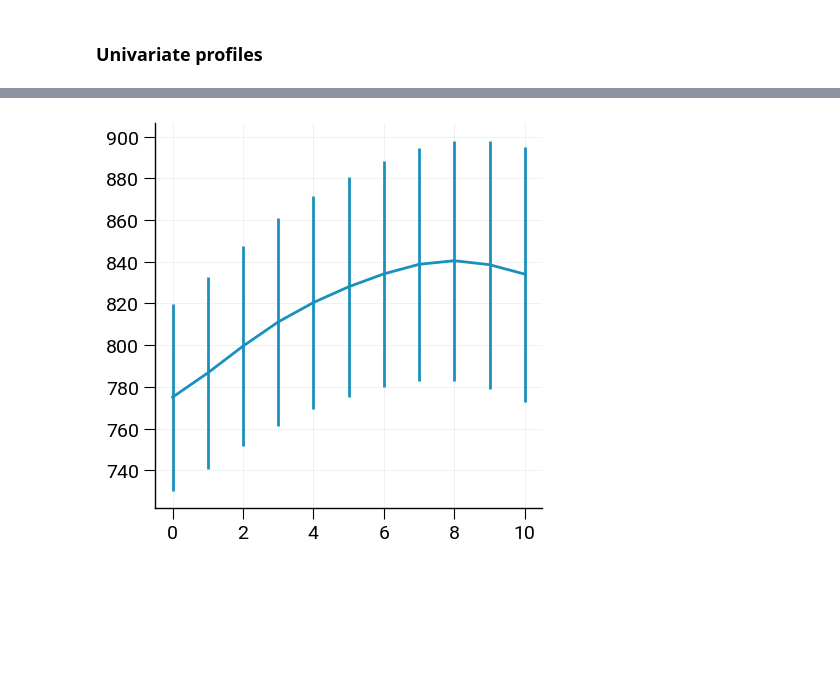
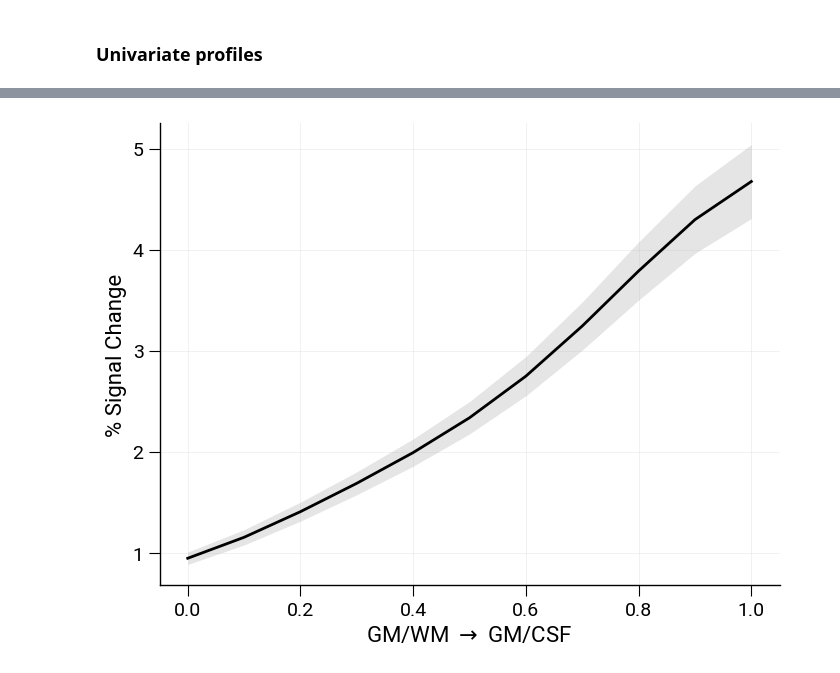
Before and after one commit to haenelt/odc, a Jupyter notebook: notebooks/univariate_profile.ipynb, the cells around one changed output, grey strips where cells are left out. Cells and saved outputs as stored; diff of their text form; code cells hidden in the pictures; blank space fills up the shorter version.

```diff
--- a/notebooks/univariate_profile.ipynb
+++ b/notebooks/univariate_profile.ipynb
@@ -16,6 +16,6 @@ if module_path not in sys.path:
 from src.data import Data
 plt.style.use(os.path.join(module_path, "src", "default.mplstyle"))
 
-N_LAYER = 11
+from src.config import N_LAYER, SESSION
 # %%
 # parameters
@@ -118,22 +109,19 @@ np.save(Path(DIR_OUT) / f"{metric}_{contrast}.npy", res)
-# %%
-file_in = [Path("/data/pt_01880") / f"{metric}_{contrast}.npy"]
-
-fig, ax = plt.subplots(figsize=(5, 5))
-for f in file_in:
-    res = np.load(f)
-    res_mean = np.mean(res, axis=1)
-    res_sem = sem(res, axis=1)
-    plt.errorbar(x=np.arange(N_LAYER), y=res_mean, yerr=res_sem)
-
-#plt.xlabel(r'Gaussian filter size $t$')
-plt.locator_params(axis='x', nbins=10)
-plt.locator_params(axis='y', nbins=10)
-
-# write output
-#if DIR_OUT:
-#    dir_out = Path(DIR_OUT)
-#    dir_out.mkdir(exist_ok=True)
-#    file_out = dir_out / "filter_sizes.svg"
-#    fig.savefig(file_out, dpi=300, bbox_inches="tight", transparent=True, format="svg")
-# %% [output]
-[figure, removed]
+# %%
+metric = "psc"
+contrast = "GE_EPI"
+file_in = Path("/data/pt_01880") / f"{metric}_{contrast}.npy"
+
+x = np.linspace(0, 1, N_LAYER)
+res = np.load(file_in)
+res_mean = np.mean(res, axis=1)
+res_sem = sem(res, axis=1)
+
+fig, ax = plt.subplots()
+ax.plot(x, res_mean, color="black", linewidth=2)
+ax.fill_between(x, res_mean-res_sem, res_mean+res_sem, color="black", alpha=0.1, lw=0)
+ax.set_xlabel(r"GM/WM $\rightarrow$ GM/CSF")
+ax.set_ylabel("% Signal Change")
+file_out = f"/data/pt_01880/{metric}_{contrast}.svg"
+fig.savefig(file_out, dpi=300, bbox_inches="tight", transparent=True, format="svg")
+# %% [output]
+[figure, added]
```
Also changed, not shown: parts of 2 cells of this notebook, 3 other files.
